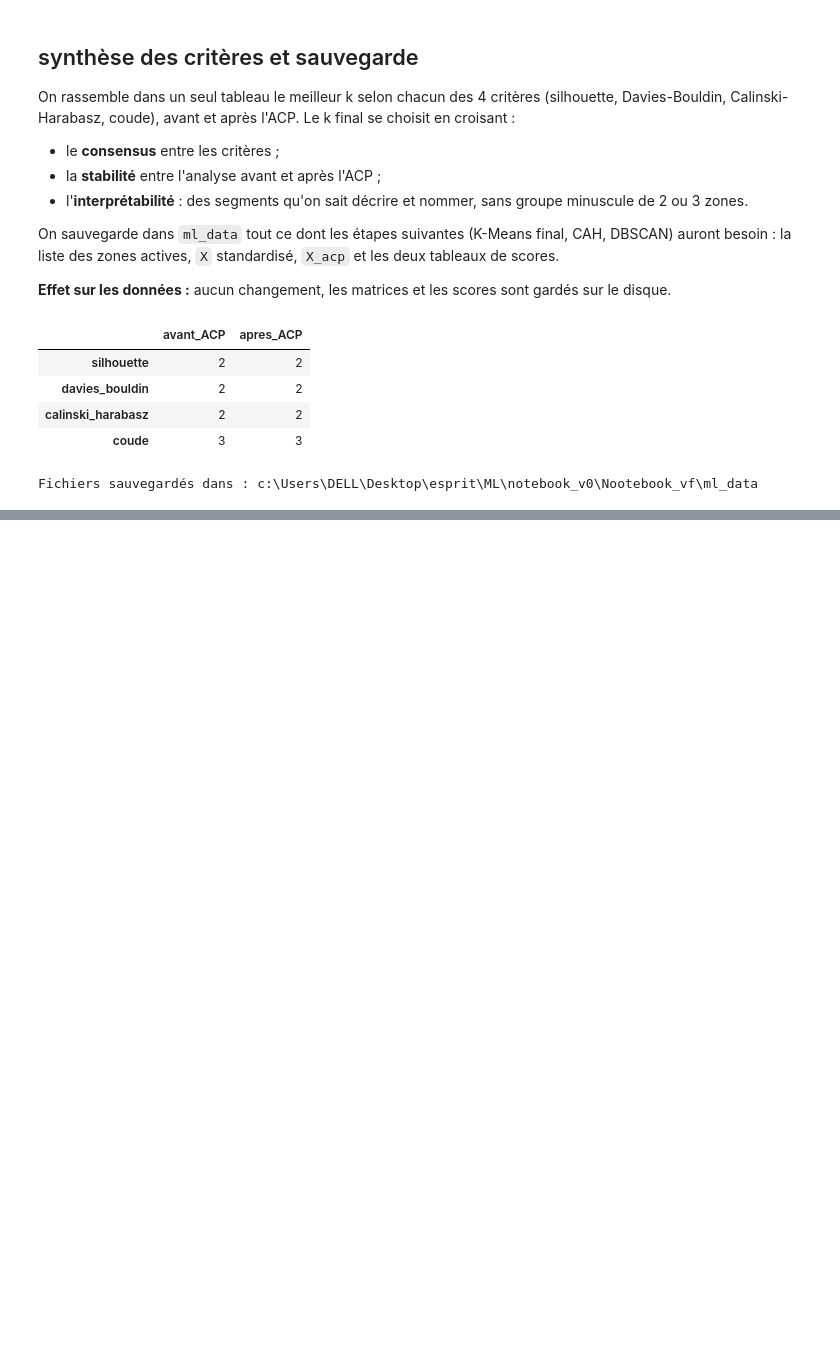
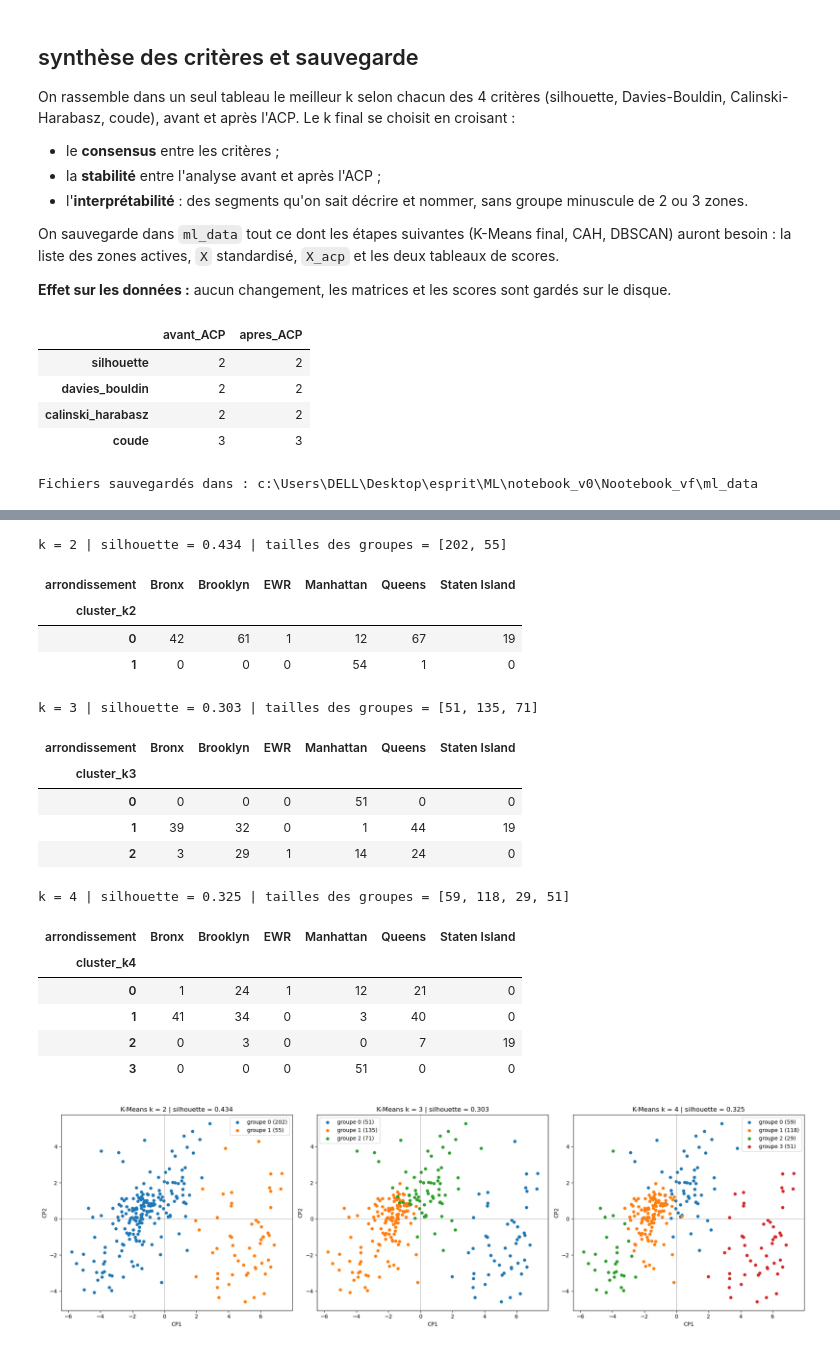
Before and after one commit to BenOthmenRayen/nyc-tlc-Machine_Learning, a Jupyter notebook: 06_kmeans.ipynb, the cells around one changed output, grey strips where cells are left out. Drawn from its saved outputs; the diff is of its cells as text; code cells hidden in the pictures; blank space fills up the shorter version.

Commit message:
applicate the kmeans with the right k value,cluster distrubution,optimise epsilon,applicate DBSCAN

```diff
--- a/06_kmeans.ipynb
+++ b/06_kmeans.ipynb
@@ -586,0 +600,43 @@ Fichiers sauvegardés dans : c:\Users\DELL\Desktop\esprit\ML\notebook_v0\Nootebo
+# %%
+fig, axes = plt.subplots(1, 3, figsize=(20, 6))
+for ax, k in zip(axes, [2, 3, 4]):
+    km = KMeans(n_clusters=k, n_init=20, random_state=42).fit(X_acp)
+    labels = km.labels_
+    projection["cluster_k" + str(k)] = labels
+
+    sil = silhouette_score(X_acp, labels)
+    tailles = pd.Series(labels).value_counts().sort_index().tolist()
+    print("k =", k, "| silhouette =", round(sil, 3), "| tailles des groupes =", tailles)
+    display(pd.crosstab(projection["cluster_k" + str(k)], projection["arrondissement"]))
+
+    for c in range(k):
+        sous = projection[projection["cluster_k" + str(k)] == c]
+        ax.scatter(sous["CP1"], sous["CP2"], s=25, label="groupe " + str(c) + " (" + str(len(sous)) + ")")
+    ax.axhline(0, color="grey", linewidth=0.5)
+    ax.axvline(0, color="grey", linewidth=0.5)
+    ax.set_title("K-Means k = " + str(k) + " | silhouette = " + str(round(sil, 3)))
+    ax.set_xlabel("CP1")
+    ax.set_ylabel("CP2")
+    ax.legend()
+plt.tight_layout()
+plt.show()
+# %% [output]
+k = 2 | silhouette = 0.434 | tailles des groupes = [202, 55]
+| arrondissement | Bronx | Brooklyn | EWR | Manhattan | Queens | Staten Island |
+| cluster_k2 |  |  |  |  |  |  |
+| 0 | 42 | 61 | 1 | 12 | 67 | 19 |
+| 1 | 0 | 0 | 0 | 54 | 1 | 0 |
+k = 3 | silhouette = 0.303 | tailles des groupes = [51, 135, 71]
+| arrondissement | Bronx | Brooklyn | EWR | Manhattan | Queens | Staten Island |
+| cluster_k3 |  |  |  |  |  |  |
+| 0 | 0 | 0 | 0 | 51 | 0 | 0 |
+| 1 | 39 | 32 | 0 | 1 | 44 | 19 |
+| 2 | 3 | 29 | 1 | 14 | 24 | 0 |
+k = 4 | silhouette = 0.325 | tailles des groupes = [59, 118, 29, 51]
+| arrondissement | Bronx | Brooklyn | EWR | Manhattan | Queens | Staten Island |
+| cluster_k4 |  |  |  |  |  |  |
+| 0 | 1 | 24 | 1 | 12 | 21 | 0 |
+| 1 | 41 | 34 | 0 | 3 | 40 | 0 |
+| 2 | 0 | 3 | 0 | 0 | 7 | 19 |
+| 3 | 0 | 0 | 0 | 51 | 0 | 0 |
+[figure, added]
```
Also changed, not shown: parts of 22 cells of this notebook, 1 other file.
